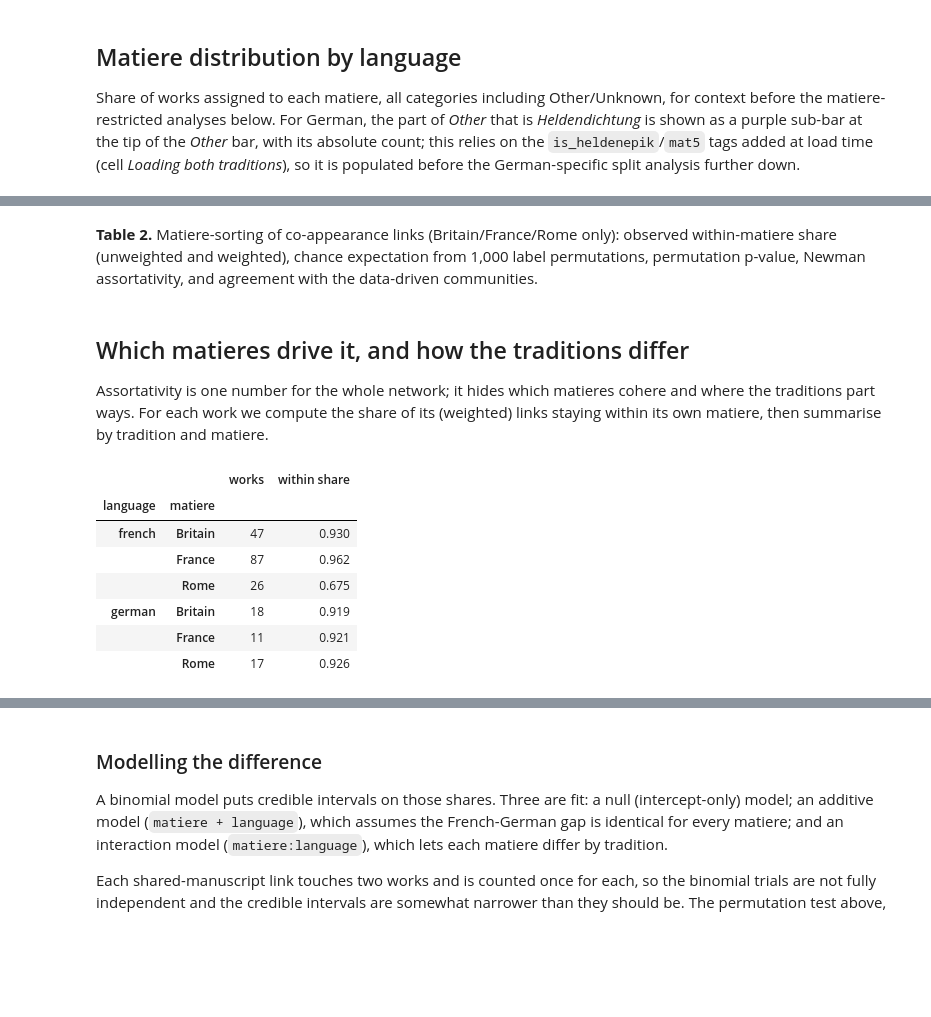
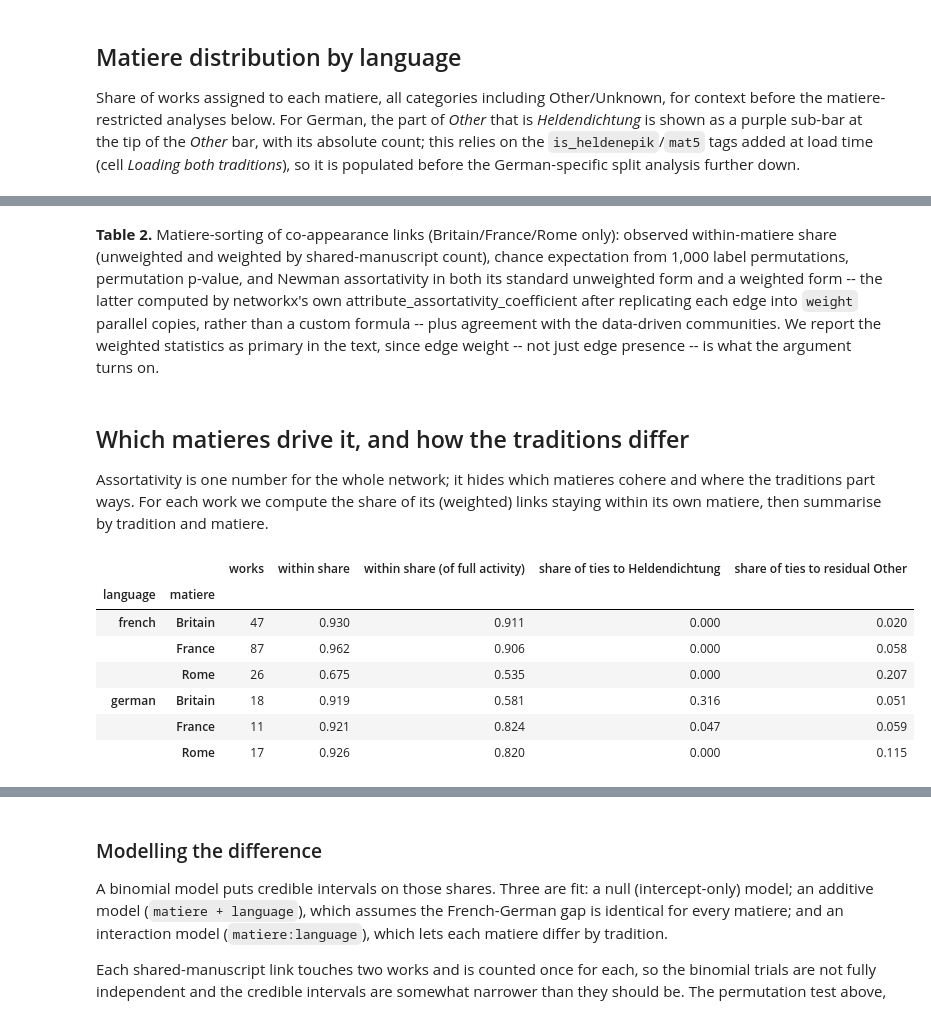
Before and after one commit to mikekestemont/mitueberlierung, a Jupyter notebook: 01-networks.ipynb, the cells around one changed output, grey strips where cells are left out. Cells and saved outputs as stored; diff of their text form; code cells hidden in the pictures; blank space fills up the shorter version.

```diff
--- a/01-networks.ipynb
+++ b/01-networks.ipynb
@@ -185,11 +184,6 @@ def num(df, c): return pd.to_numeric(df.get(c), errors="coerce").dropna()
 def works_per_ms(df): return df.dropna(subset=["manuscript_id"]).groupby("manuscript_id")["work"].nunique()
 def ms_dates(df): return df.dropna(subset=["manuscript_id"]).groupby("manuscript_id")["date_mid"].mean().dropna()
 def wits_per_work(df): return df.groupby("work_id")["witness_id"].nunique()
-def edge_weights(G): return pd.Series([d["weight"] for *_, d in G.edges(data=True)])
-def work_span(df):
-    s, e = num(df, "date_start"), num(df, "date_end")
-    j = pd.concat([s, e], axis=1).dropna()
-    return j.iloc[:, 1] - j.iloc[:, 0]
 
 def sig_stars(p, alpha=0.05):
     if p < alpha / 1000:      # keep roughly the same visual banding, scaled to corrected alpha
@@ -206,16 +200,14 @@ panels = [
     ("Work date (midpoint)", lambda l: num(works[l], "date_mid")),
     ("Manuscript date (midpoint)", lambda l: ms_dates(links[l])),
     ("Witnesses per work", lambda l: wits_per_work(links[l])),
-    ("Work dating span (years)", lambda l: work_span(works[l])),
-    ("Edge weight (shared manuscripts)", lambda l: edge_weights(graphs[l])),
 ]
 
-n_tests = len(panels)
-alpha_corrected = 0.05 / n_tests  # Bonferroni-corrected significance threshold
+n_tests = len(panels) + 1  # +1 for the manuscript-status chi-square test (next cell)
+alpha_corrected = 0.05 / n_tests  # Bonferroni-corrected significance threshold, shared across both cells
 print(f"Bonferroni-corrected alpha ({n_tests} tests): {alpha_corrected:.5f}")
 
 rng = np.random.default_rng(0)
-fig, axes = plt.subplots(2, 3, figsize=(13, 7.5))
+fig, axes = plt.subplots(2, 2, figsize=(9, 7.5))
 results = []
 for ax, (title, getter) in zip(axes.ravel(), panels):
     data = [pd.Series(getter(l)).dropna().astype(float).values for l in LANGS]
@@ -517,41 +524,61 @@ assortativity
 | ARI vs communities | 0.124 | 0.072 |
 | AMI vs communities | 0.237 | 0.193 |
 # %% [markdown]
-**Table 2.** Matiere-sorting of co-appearance links (Britain/France/Rome only): observed within-matiere share (unweighted and weighted), chance expectation from 1,000 label permutations, permutation p-value, Newman assortativity, and agreement with the data-driven communities.
+**Table 2.** Matiere-sorting of co-appearance links (Britain/France/Rome only): observed within-matiere share (unweighted and weighted by shared-manuscript count), chance expectation from 1,000 label permutations, permutation p-value, and Newman assortativity in both its standard unweighted form and a weighted form -- the latter computed by networkx's own attribute_assortativity_coefficient after replicating each edge into `weight` parallel copies, rather than a custom formula -- plus agreement with the data-driven communities. We report the weighted statistics as primary in the text, since edge weight -- not just edge presence -- is what the argument turns on.
 # %% [markdown]
 ## Which matieres drive it, and how the traditions differ
 
 Assortativity is one number for the whole network; it hides which matieres cohere and where the traditions part ways. For each work we compute the share of its (weighted) links staying within its own matiere, then summarise by tradition and matiere.
 # %%
 def matiere_node_table(G, language, weight="weight", order=MAT_ORDER):
+    """within/total are computed over B/F/R neighbours only, exactly as before -- these
+    are the counts the binomial model below is fit on, unchanged. total_full tracks each
+    work's full weighted degree; ties to a non-B/F/R neighbour are split into
+    to_heldendichtung (a genuinely coherent tradition, just not one of Bodel's three) and
+    to_other_residual (everything else lumped into Other). Other is not a coherent category
+    the way Britain/France/Rome are, so its two components are kept apart rather than
+    reported as a single "share of ties to Other" figure."""
     known = {n for n in G.nodes() if G.nodes[n]["matiere"] in order}
     rows = []
     for n in known:
-        within = total = 0
+        within = total = total_full = to_helden = to_other_res = 0
         for nb in G.neighbors(n):
+            w = G[n][nb].get(weight, 1)
+            total_full += w
             if nb not in known:
+                if G.nodes[nb].get("mat5") == "Heldendichtung":
+                    to_helden += w
+                else:
+                    to_other_res += w
                 continue
-            w = G[n][nb].get(weight, 1); total += w
+            total += w
             if G.nodes[nb]["matiere"] == G.nodes[n]["matiere"]:
                 within += w
         if total > 0:
-            rows.append({"work": n, "matiere": G.nodes[n]["matiere"],
-                         "language": language, "within": int(within), "total": int(total)})
+            rows.append({"work": n, "matiere": G.nodes[n]["matiere"], "language": language,
+                         "within": int(within), "total": int(total), "total_full": int(total_full),
+                         "to_heldendichtung": int(to_helden), "to_other_residual": int(to_other_res)})
     return pd.DataFrame(rows)
 
 node_df = pd.concat([matiere_node_table(graphs[l], l) for l in LANGS], ignore_index=True)
 
 cohesion = node_df.groupby(["language", "matiere"]).agg(
-    works=("within", "size"), within=("within", "sum"), total=("total", "sum"))
+    works=("within", "size"), within=("within", "sum"), total=("total", "sum"),
+    total_full=("total_full", "sum"), to_heldendichtung=("to_heldendichtung", "sum"),
+    to_other_residual=("to_other_residual", "sum"))
 cohesion["within share"] = (cohesion["within"] / cohesion["total"]).round(3)
-cohesion[["works", "within share"]]
+cohesion["within share (of full activity)"] = (cohesion["within"] / cohesion["total_full"]).round(3)
+cohesion["share of ties to Heldendichtung"] = (cohesion["to_heldendichtung"] / cohesion["total_full"]).round(3)
+cohesion["share of ties to residual Other"] = (cohesion["to_other_residual"] / cohesion["total_full"]).round(3)
+cohesion[["works", "within share", "within share (of full activity)",
+         "share of ties to Heldendichtung", "share of ties to residual Other"]]
 # %% [output]
-|  |  | works | within share |
-| language | matiere |  |  |
-| french | Britain | 47 | 0.930 |
-|  | France | 87 | 0.962 |
-|  | Rome | 26 | 0.675 |
-| german | Britain | 18 | 0.919 |
-|  | France | 11 | 0.921 |
-|  | Rome | 17 | 0.926 |
+|  |  | works | within share | within share (of full activity) | share of ties to Heldendichtung | share of ties to residual Other |
+| language | matiere |  |  |  |  |  |
+| french | Britain | 47 | 0.930 | 0.911 | 0.000 | 0.020 |
+|  | France | 87 | 0.962 | 0.906 | 0.000 | 0.058 |
+|  | Rome | 26 | 0.675 | 0.535 | 0.000 | 0.207 |
+| german | Britain | 18 | 0.919 | 0.581 | 0.316 | 0.051 |
+|  | France | 11 | 0.921 | 0.824 | 0.047 | 0.059 |
+|  | Rome | 17 | 0.926 | 0.820 | 0.000 | 0.115 |
 # %% [markdown]
```
Also changed, not shown: parts of 21 cells of this notebook, 2 other files.
